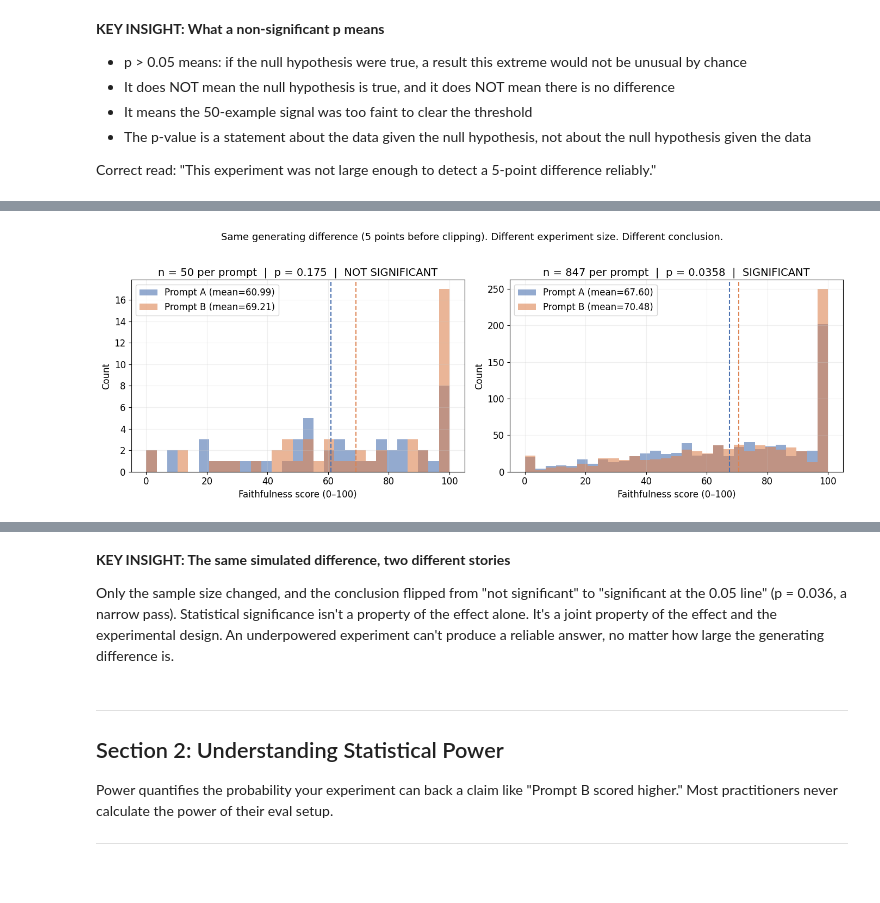
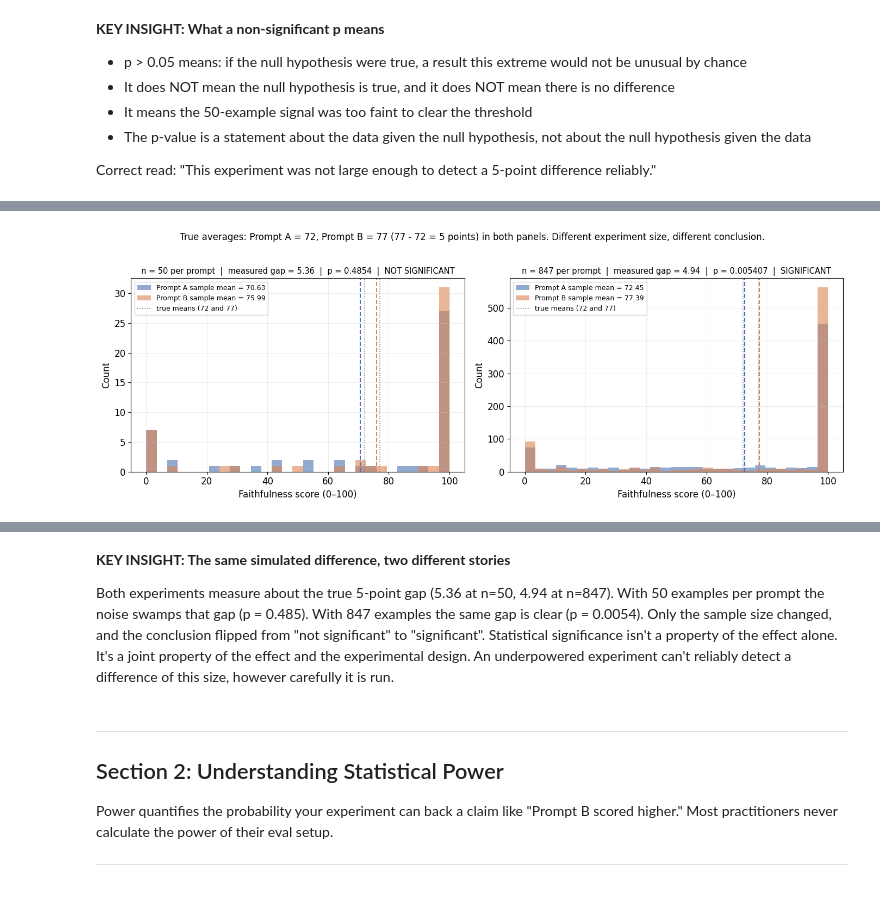
Before and after one commit to RudrenduPaul/statistical-testing-for-llm-evaluations, a Jupyter notebook: notebooks/01-power-analysis-llm-evals.ipynb, the cells around one changed output, grey strips where cells are left out. Drawn from its saved outputs; the diff is of its cells as text; code cells hidden in the pictures.

Commit message:
Show true means in notebook 01 and fix remaining notebook inconsistencies

```diff
--- a/notebooks/01-power-analysis-llm-evals.ipynb
+++ b/notebooks/01-power-analysis-llm-evals.ipynb
@@ -200,54 +210,42 @@ Both panels use the same generating difference (Prompt B set 5 points better bef
 # %%
-# This visualization shows two panels side by side to make the core argument visual.
-# Left panel: n=50 (common practice). Distributions overlap heavily, result not significant.
-# Right panel: n=847 (required for this effect size). Distributions separate cleanly.
-# The generating difference (5 points before clipping) is identical in both panels. Only sample size changes.
+# Two panels side by side make the core argument visual.
+# Left panel: n=50 (common practice). The true gap is 5 points, but the noise swamps it.
+# Right panel: n=847 (required for this effect size). The same true gap now shows up in the test.
+# Both panels use the same true averages (A = 72, B = 77). Only the sample size changes.
 fig, axes = plt.subplots(1, 2, figsize=(14, 5))
+bins = np.linspace(0, 100, 30)
 
-# Left panel: histograms for the small experiment
-ax = axes[0]
-bins = np.linspace(0, 100, 30)
-# Semi-transparent histograms (alpha=0.6) so the overlap region is visible
-ax.hist(scores_A_small, bins=bins, alpha=0.6, color='#4C72B0', label=f'Prompt A (mean={scores_A_small.mean():.2f})')
-ax.hist(scores_B_small, bins=bins, alpha=0.6, color='#DD8452', label=f'Prompt B (mean={scores_B_small.mean():.2f})')
-# Vertical dashed lines mark the sample means, visually showing whether they are distinguishable
-ax.axvline(scores_A_small.mean(), color='#4C72B0', linestyle='--', linewidth=1.5)
-ax.axvline(scores_B_small.mean(), color='#DD8452', linestyle='--', linewidth=1.5)
-ax.set_xlabel('Faithfulness score (0–100)')
-ax.set_ylabel('Count')
-ax.set_title(f'n = {n_small} per prompt  |  p = {p_value:.3f}  |  NOT SIGNIFICANT')
-ax.legend()
-
-# Right panel: what a properly powered experiment looks like
-# n=847 comes from the power calculation in Section 3: we preview it here for visual impact
+# Large experiment: 847 examples per prompt
 n_large = 847
-np.random.seed(42)
-scores_A_large = simulate_llm_scores(n_large, TRUE_MEAN_A, SCORE_STD)
-np.random.seed(123)
-scores_B_large = simulate_llm_scores(n_large, TRUE_MEAN_B, SCORE_STD)
+scores_A_large = simulate_llm_scores(n_large, TRUE_MEAN_A, SCORE_STD, seed=2)
+scores_B_large = simulate_llm_scores(n_large, TRUE_MEAN_B, SCORE_STD, seed=1002)
 _, p_large = stats.ttest_ind(scores_B_large, scores_A_large)
 
-ax2 = axes[1]
-ax2.hist(scores_A_large, bins=bins, alpha=0.6, color='#4C72B0', label=f'Prompt A (mean={scores_A_large.mean():.2f})')
-ax2.hist(scores_B_large, bins=bins, alpha=0.6, color='#DD8452', label=f'Prompt B (mean={scores_B_large.mean():.2f})')
-ax2.axvline(scores_A_large.mean(), color='#4C72B0', linestyle='--', linewidth=1.5)
-ax2.axvline(scores_B_large.mean(), color='#DD8452', linestyle='--', linewidth=1.5)
-ax2.set_xlabel('Faithfulness score (0–100)')
-ax2.set_ylabel('Count')
-ax2.set_title(f'n = {n_large} per prompt  |  p = {p_large:.4f}  |  SIGNIFICANT')
-ax2.legend()
+panels = [
+    (axes[0], n_small, scores_A_small, scores_B_small, p_value, "NOT SIGNIFICANT"),
+    (axes[1], n_large, scores_A_large, scores_B_large, p_large, "SIGNIFICANT"),
+]
+for ax, n, sa, sb, p, verdict in panels:
+    # Semi-transparent histograms (alpha=0.6) so the overlap region is visible
+    ax.hist(sa, bins=bins, alpha=0.6, color='#4C72B0', label=f'Prompt A sample mean = {sa.mean():.2f}')
+    ax.hist(sb, bins=bins, alpha=0.6, color='#DD8452', label=f'Prompt B sample mean = {sb.mean():.2f}')
+    # Dashed lines: sample means. Dotted grey lines: the true means we set (72 and 77).
+    ax.axvline(sa.mean(), color='#4C72B0', linestyle='--', linewidth=1.5)
+    ax.axvline(sb.mean(), color='#DD8452', linestyle='--', linewidth=1.5)
+    ax.axvline(TRUE_MEAN_A, color='grey', linestyle=':', linewidth=1.2)
+    ax.axvline(TRUE_MEAN_B, color='grey', linestyle=':', linewidth=1.2, label='true means (72 and 77)')
+    ax.set_xlabel('Faithfulness score (0–100)')
+    ax.set_ylabel('Count')
+    ax.set_title(f'n = {n} per prompt  |  measured gap = {sb.mean() - sa.mean():.2f}  |  p = {p:.4g}  |  {verdict}', fontsize=10.5)
+    ax.legend(loc='upper left', fontsize=9)
 
-# Supertitle reinforces the central lesson: same truth, different sample, different conclusion
-fig.suptitle('Same generating difference (5 points before clipping). Different experiment size. Different conclusion.',
-             fontsize=13, y=1.02)
+fig.suptitle('True averages: Prompt A = 72, Prompt B = 77 (77 - 72 = 5 points) in both panels. Different experiment size, different conclusion.',
+             fontsize=12, y=1.02)
 plt.tight_layout()
 plt.show()
 
-print(f"\nThe simulation sets Prompt B {TRUE_MEAN_B - TRUE_MEAN_A:.2f} points better before clipping in BOTH panels.")
-print(f"After clipping to 0-100 the population gap is about {realized_gap:.2f} points.")
-print(f"Measured gap with n={n_small}: {scores_B_small.mean() - scores_A_small.mean():.2f} points (sampling noise)")
-print(f"Measured gap with n={n_large}: {scores_B_large.mean() - scores_A_large.mean():.2f} points")
-print(f"With n={n_small}: p = {p_value:.3f}  -> inconclusive")
-print(f"With n={n_large}: p = {p_large:.4f} -> significant at the 0.05 line")
+print(f"True averages: Prompt A {TRUE_MEAN_A:.0f}, Prompt B {TRUE_MEAN_B:.0f}. True difference: {TRUE_MEAN_B:.0f} - {TRUE_MEAN_A:.0f} = {TRUE_MEAN_B - TRUE_MEAN_A:.0f} points, in both panels.")
+print(f"n={n_small}: measured gap = {scores_B_small.mean():.2f} - {scores_A_small.mean():.2f} = {scores_B_small.mean() - scores_A_small.mean():.2f} points, p = {p_value:.3f}  -> inconclusive")
+print(f"n={n_large}: measured gap = {scores_B_large.mean():.2f} - {scores_A_large.mean():.2f} = {scores_B_large.mean() - scores_A_large.mean():.2f} points, p = {p_large:.4f}  -> significant")
 # %% [output]
-[figure, old version]
+[figure, new version]
@@ -260,7 +255,7 @@ With n=847: p = 0.0358 -> significant at the 0.05 line
 # %% [markdown]
 **KEY INSIGHT: The same simulated difference, two different stories**
 
-Only the sample size changed, and the conclusion flipped from "not significant" to "significant at the 0.05 line" (p = 0.036, a narrow pass). Statistical significance isn't a property of the effect alone. It's a joint property of the effect and the experimental design. An underpowered experiment can't produce a reliable answer, no matter how large the generating difference is.
+Both experiments measure about the true 5-point gap (5.36 at n=50, 4.94 at n=847). With 50 examples per prompt the noise swamps that gap (p = 0.485). With 847 examples the same gap is clear (p = 0.0054). Only the sample size changed, and the conclusion flipped from "not significant" to "significant". Statistical significance isn't a property of the effect alone. It's a joint property of the effect and the experimental design. An underpowered experiment can't reliably detect a difference of this size, however carefully it is run.
 # %% [markdown]
 ---
 
```
Also changed, not shown: parts of 15 cells of this notebook, 3 other files.
